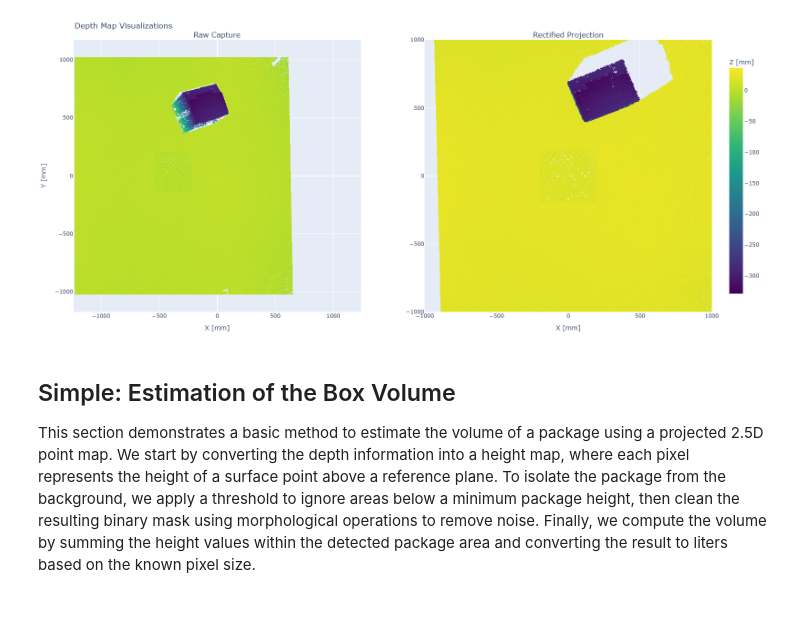
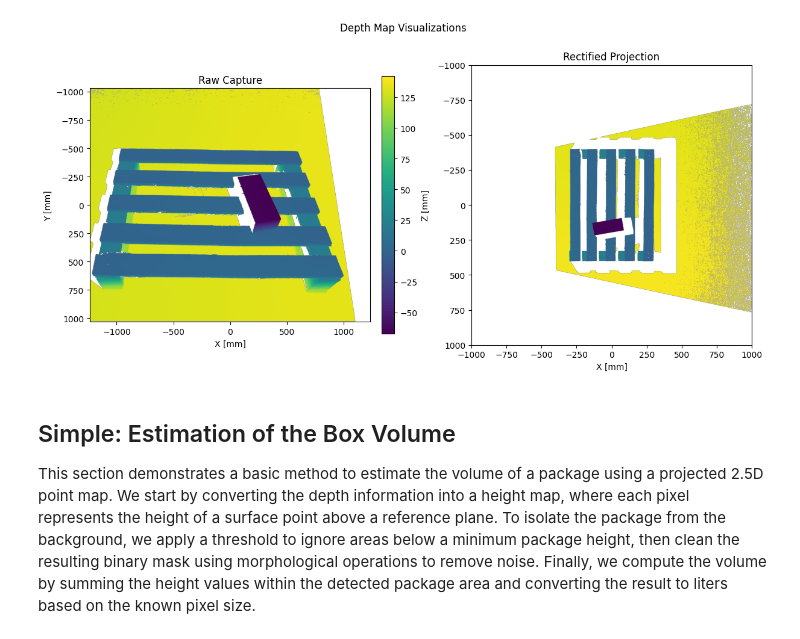
Before and after one commit to nfinitedesign/optonic_test, a Jupyter notebook: measure_boxes.ipynb, the cells around one changed output. Saved outputs shown, nothing was run; the diff lists cells and outputs as text; code cells hidden in the pictures; blank space fills up the shorter version.

```diff
--- a/measure_boxes.ipynb
+++ b/measure_boxes.ipynb
@@ -44,75 +38,73 @@ Open the camera via NxLib and capture a measurement.
 # %%
-CAM_SERIAL = "Filemeasure_box246111"
+CAM_SERIAL = "measure_boxes_v3"
 IMG_SIZE = [2000, 2000]
 PIXEL_SIZE_MM = 1
+IMAGE_SET = 1
+
 
 # Open NxLib and a camera using the same context
 with nxlib.NxLib(), nxlib.Camera.from_serial(CAM_SERIAL, [nxc.VAL_STRUCTURED_LIGHT, nxc.VAL_STEREO]) as cam:
-
-    camera_node = cam.get_node()
-    camera_node["Parameters"]["SurfaceConnectivity"].set_double(20)
-
     # Capture image
-    cam.capture()
+    with nxlib.NxLibCommand(nxc.CMD_CAPTURE, params={"ImageSet": IMAGE_SET}) as cmd:
+        cmd.execute()
     cam.rectify()
     cam.compute_disparity_map()
     cam.compute_point_map()
-    regular_point_map = cam.get_point_map()
+    regular_point_map = cam.get_point_map()  # not really necessary here, just for comparison
 
     # Run RenderPointMap command to calculate the rectified/projected point map
     params = {
         "PixelSize": PIXEL_SIZE_MM,
         "Size": IMG_SIZE,
         "ViewPose": {
             "Rotation": {
                 "Angle": 0,
                 "Axis": [0, 0, 0]
             },
             "Translation": [0, 0, 0]
         }
     }
 
     with nxlib.NxLibCommand(nxc.CMD_RENDER_POINT_MAP, params=params) as cmd:
         cmd.execute()
         projected_point_map = cmd.result()["Images"]["RenderPointMap"].get_binary_data()
         projected_texture = cmd.result()["Images"]["RenderPointMapTexture"].get_binary_data()[:, :, :3]
         projected_texture = np.ascontiguousarray(projected_texture)
 
+# --- PLOTS -------------------------------------------------------------------------------------------------
 
-# Plots
-fig = make_subplots(rows=1, cols=2, subplot_titles=("Raw Capture", "Rectified Projection"))
+# Image dimensions
+H1, W1 = regular_point_map.shape[:2]
+H2, W2 = projected_point_map.shape[:2]
 
-# Left subplot: regular_point_map Z values
-H, W = regular_point_map.shape[:2]
-fig.add_trace(go.Heatmap(
-        z=regular_point_map[:, :, 2],
-        x=np.linspace(-W / 2 * PIXEL_SIZE_MM, W / 2 * PIXEL_SIZE_MM, W),
-        y=np.linspace(-H / 2 * PIXEL_SIZE_MM, H / 2 * PIXEL_SIZE_MM, H),
-        colorscale='Viridis',
-        colorbar=dict(title='Z [mm]', len=0.9)),
-    row=1, col=1)
+# Coordinate axes in mm
+x1 = np.linspace(-W1 / 2 * PIXEL_SIZE_MM, W1 / 2 * PIXEL_SIZE_MM, W1)
+y1 = np.linspace(-H1 / 2 * PIXEL_SIZE_MM, H1 / 2 * PIXEL_SIZE_MM, H1)
+x2 = np.linspace(-W2 / 2 * PIXEL_SIZE_MM, W2 / 2 * PIXEL_SIZE_MM, W2)
+y2 = np.linspace(-H2 / 2 * PIXEL_SIZE_MM, H2 / 2 * PIXEL_SIZE_MM, H2)
 
-# Right subplot: projected_point_map Z values with scaling in mm
-H, W = projected_point_map.shape[:2]
-fig.add_trace(go.Heatmap(
-        z=projected_point_map[:, :, 2],
-        x=np.linspace(-W / 2 * PIXEL_SIZE_MM, W / 2 * PIXEL_SIZE_MM, W),
-        y=np.linspace(-H / 2 * PIXEL_SIZE_MM, H / 2 * PIXEL_SIZE_MM, H),
-        colorscale='Viridis',
-        showscale=False),
-    row=1, col=2)
+# Create figure and subplots
+fig, (ax1, ax2) = plt.subplots(1, 2, figsize=(12, 6), constrained_layout=True)
+fig.suptitle("Depth Map Visualizations")
 
-fig.update_layout(
-    title="Depth Map Visualizations",
-    margin=dict(l=20, r=20, t=50, b=50),
-    xaxis=dict(scaleanchor='y', scaleratio=1),
-)
-fig.update_xaxes(title_text="X [mm]", row=1, col=1)
-fig.update_yaxes(title_text="Y [mm]", row=1, col=1)
-fig.update_xaxes(title_text="X [mm]", row=1, col=2)
-fig.show()
+# Plot left: Raw Capture
+im1 = ax1.imshow(regular_point_map[:, :, 2], extent=[x1[0], x1[-1], y1[-1], y1[0]], cmap='viridis')
+ax1.set_title("Raw Capture")
+ax1.set_xlabel("X [mm]")
+ax1.set_ylabel("Y [mm]")
+ax1.set_aspect('equal')
+cbar1 = fig.colorbar(im1, ax=ax1, fraction=0.046, pad=0.04)
+cbar1.set_label('Z [mm]')
+
+# Plot right: Rectified Projection
+im2 = ax2.imshow(projected_point_map[:, :, 2], extent=[x2[0], x2[-1], y2[-1], y2[0]], cmap='viridis')
+ax2.set_title("Rectified Projection")
+ax2.set_xlabel("X [mm]")
+ax2.set_aspect('equal')
+
+plt.show()
 # %% [output]
-[figure, old version]
+[figure, new version]
 # %% [markdown]
 ## Simple: Estimation of the Box Volume
 
```
Also changed, not shown: parts of 5 cells of this notebook.
